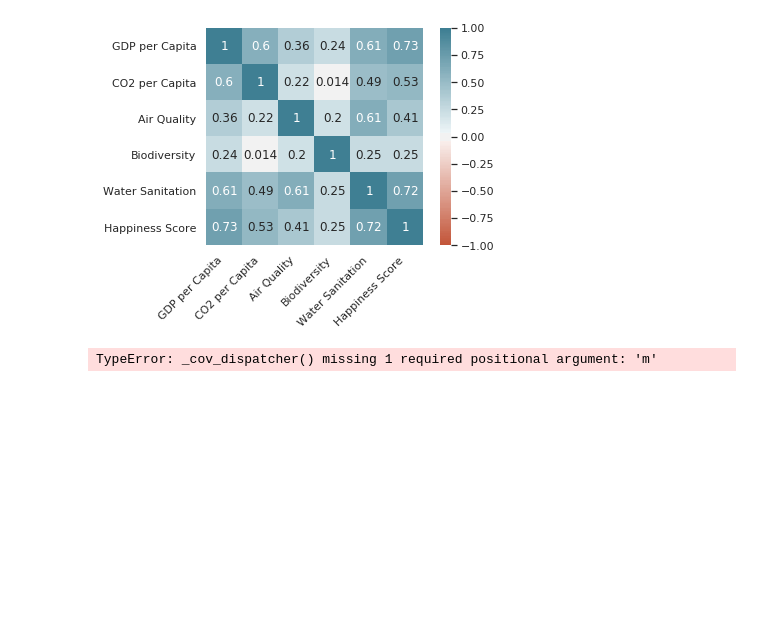
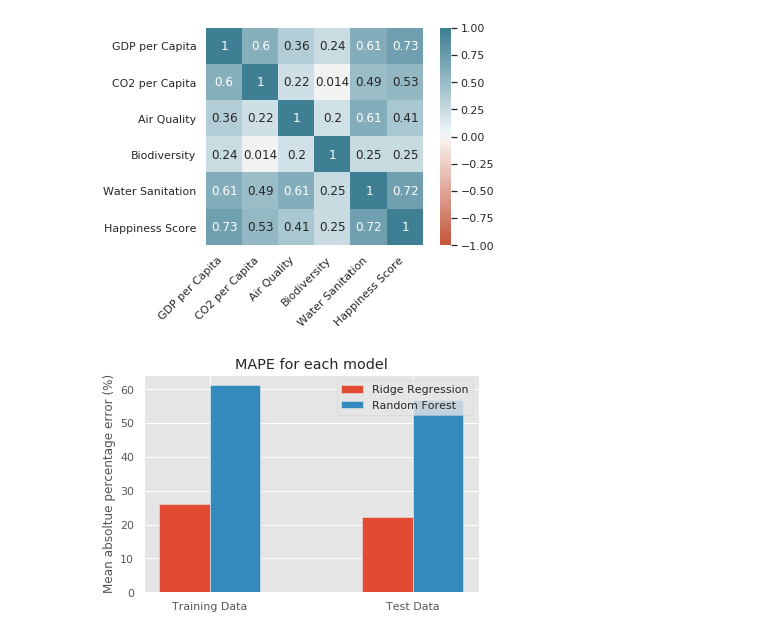
Before and after one commit to bennphsmith/Happy, a Jupyter notebook: Analysis/Analysis.ipynb, the cells around one changed output. Drawn from its saved outputs; the diff is of its cells as text; code cells hidden in the pictures; blank space fills up the shorter version.

```diff
--- a/Analysis/Analysis.ipynb
+++ b/Analysis/Analysis.ipynb
@@ -123,7 +123,19 @@ heatmapTotal.set_xticklabels(heatmapTotal.get_xticklabels(), rotation=45, horizo
  Text(4.5, 0, 'Water Sanitation'),
  Text(5.5, 0, 'Happiness Score')]
 [figure]
-# %%
-covariance = np.cov()
-# %% [output]
-TypeError: _cov_dispatcher() missing 1 required positional argument: 'm'
+# %%
+# Create Grpah
+plt.style.use("ggplot") # Grpah style
+x_index = np.arange(2) # Rearrange x indes to fit both graphs side by side
+width = 0.25
+ridge_y = [26.01, 22.31]
+plt.bar(x_index-width/2.0, ridge_y, width=width, label='Ridge Regression') # Plot 2016 data
+forest_y = [61.19, 56.83]
+plt.bar(x_index+width/2.0, forest_y, width=width, label='Random Forest') # Plot 2018 data
+plt.xticks(ticks=x_index, labels=['Training Data', 'Test Data'])
+plt.legend()
+plt.title('MAPE for each model')
+plt.ylabel('Mean absoltue percentage error (%)')
+plt.show()
+# %% [output]
+[figure, added]
```
Also changed, not shown: 2 other files.
